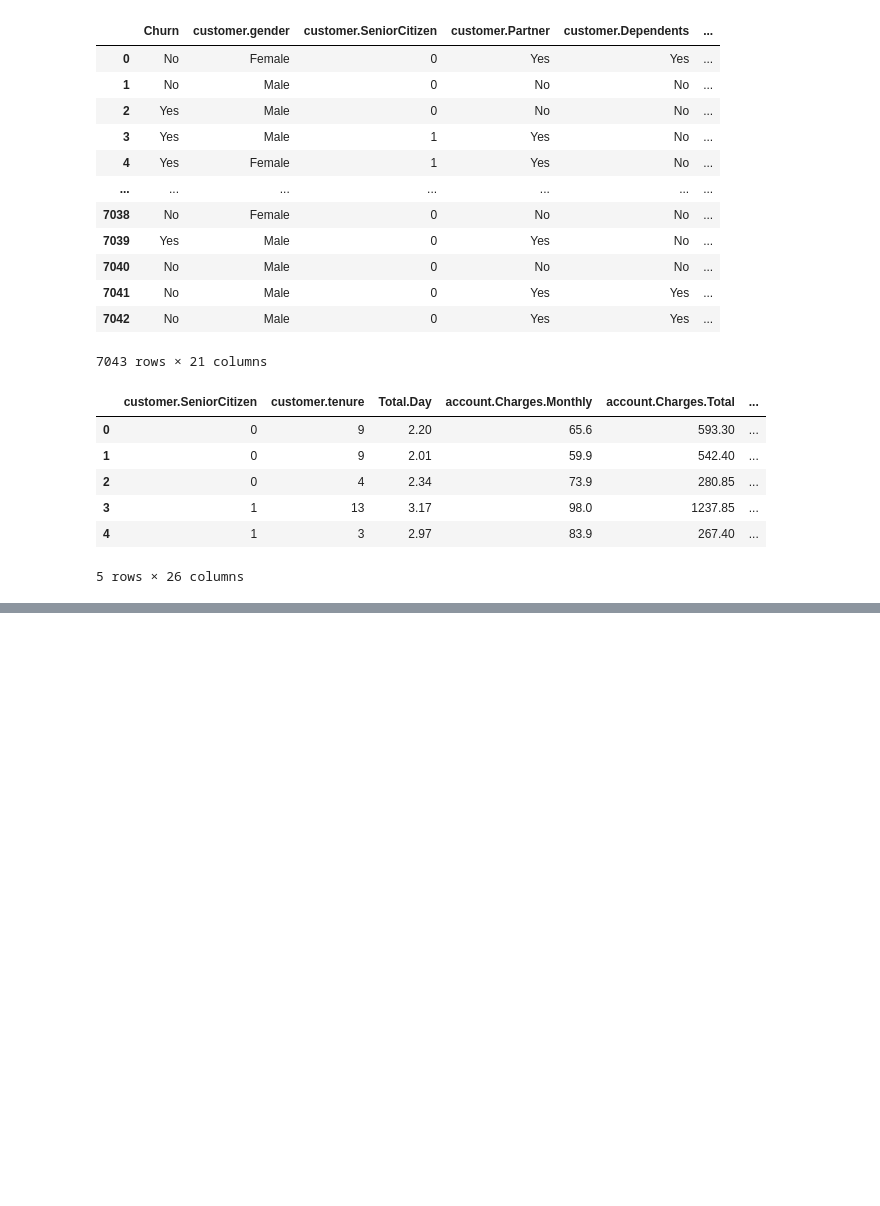
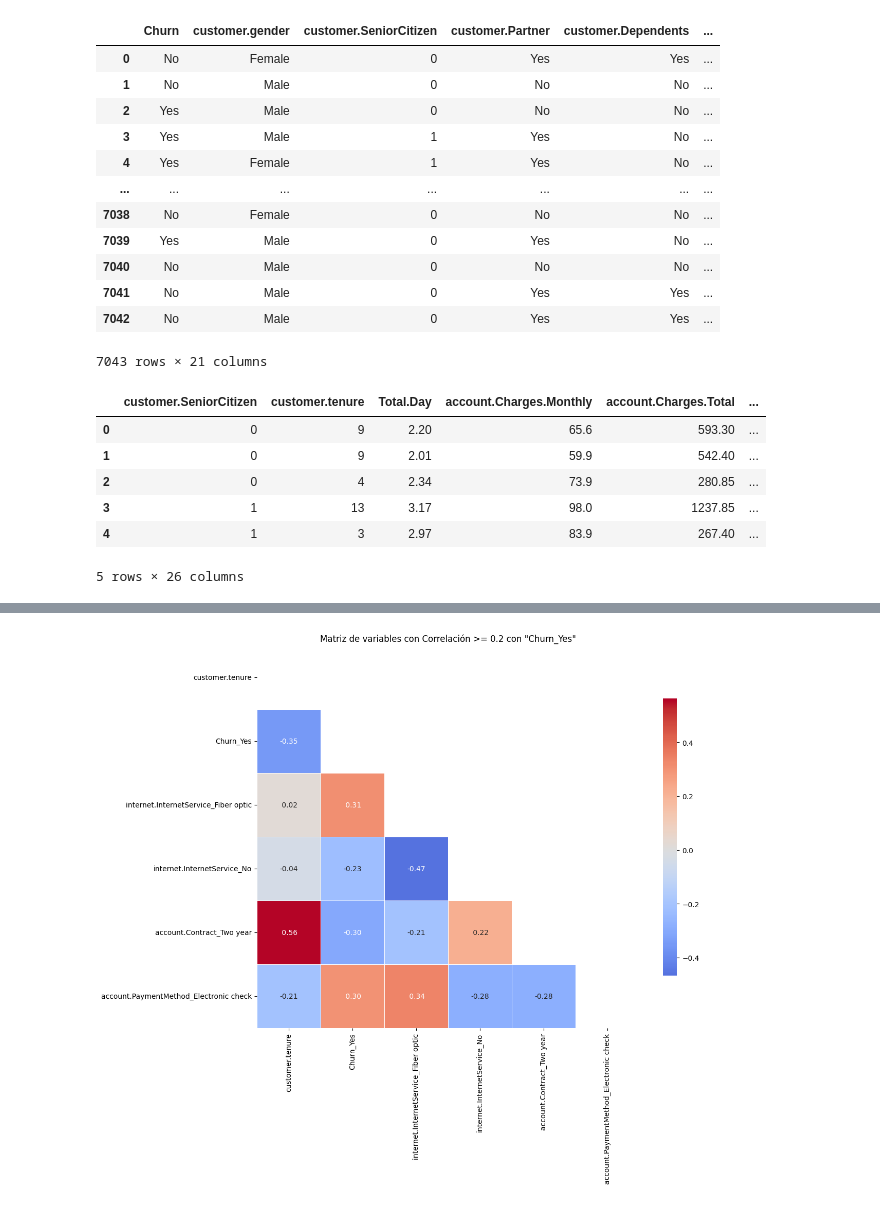
Before and after one commit to Gabriel-muni/Telecom_X_parte2, a Jupyter notebook: Telecom_X_parte2.ipynb, the cells around one changed output, grey strips where cells are left out. Cells and saved outputs as stored; diff of their text form; code cells hidden in the pictures; blank space fills up the shorter version.

```diff
--- a/Telecom_X_parte2.ipynb
+++ b/Telecom_X_parte2.ipynb
@@ -90,0 +171,27 @@ df_encoded.head() #deja en 26 las columnas
+# %%
+# mascara:
+target_var = "Churn_Yes" # definir variable target
+
+limiar = 0.2 # el limiar es un minimo de correlacion absoluta, entre la variable target y las relacionadas, debo elegir un valor que me de tal grado de relaciones
+
+variables_relevantes = corr.index[abs(corr[target_var]) >= limiar].tolist()
+# filtrar variables que tienen correlacion absoluta >= limiar con una variable target
+# esto crea una lista con las variables relevantes
+
+#garantizar que la variable target esta en la lista y sino esta se adiciona
+if target_var not in variables_relevantes:
+    variables_relevantes.append(target_var)
+
+#crear una matriz de correlacion solamente con las variables seleccionads
+corr_filtrada = corr.loc[variables_relevantes, variables_relevantes]
+
+#generar una mascara para esconder el triangulo superior de la matriz, incluyendo la diagonal
+mascara = np.triu(np.ones_like(corr_filtrada, dtype=bool))
+
+#plotear o heatmap con una mascara aplicada para mejorar la visualizacion
+plt.figure(figsize=(12, 10))
+sns.heatmap(corr_filtrada, annot=True, fmt=" .2f", cmap='coolwarm', center=0, square=True, linewidths=0.5, cbar_kws={"shrink": 0.7}, mask=mascara)
+plt.title(f'Matriz de variables con Correlación >= {limiar} con "{target_var}"')
+plt.show()
+# %% [output]
+[figure, added]
```
Also changed, not shown: parts of 13 cells of this notebook.
